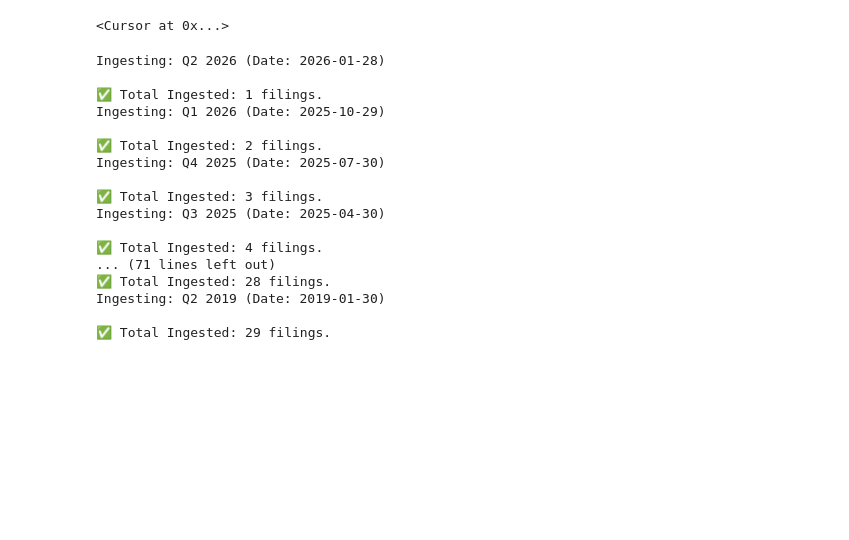
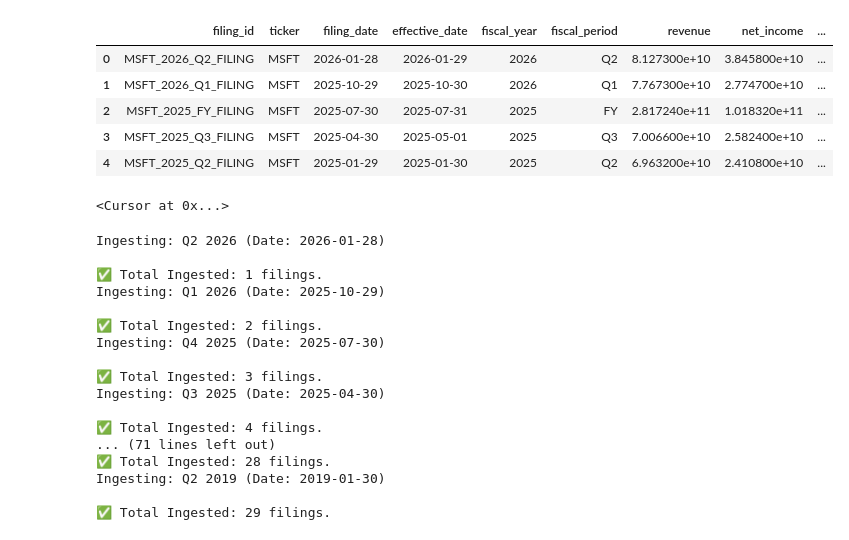
Before and after one commit to alaymajmudar97/Otpp_Analysis, a Jupyter notebook: company_data.ipynb, the cells around one changed output. Drawn from its saved outputs; the diff is of its cells as text; code cells hidden in the pictures; blank space fills up the shorter version.

```diff
--- a/company_data.ipynb
+++ b/company_data.ipynb
@@ -72,7 +72,4 @@ balance_sheet
 # %%
 company = Company("MSFT")
     # We go back to 2018 to get a full 8 years of historical context
-filings = company.get_filings(form=["10-K", "10-Q"]).filter(date="2019-01-01:")
+filings = company.get_filings(form="10-Q").latest()
-# %%
-for f in filings:
-    print(f.filing_date)
@@ -143,0 +80,6 @@ def get_core_financials(filing):
+# %%
+# r = filings.obj()
+print(r.filing_date)
+fin = r.financials.cash_flow_statement().to_dataframe()
+pd.set_option('display.max_rows', None, 'display.max_columns', None)
+fin[fin.standard_concept=='NetCashFromOperatingActivities']
@@ -178,3 +202,12 @@ def map_msft_fiscal_metadata(filing_date_str, form_type):
+# %%
+data.head()
+# %% [output]
+|  | filing_id | ticker | filing_date | effective_date | fiscal_year | fiscal_period | revenue | net_income | ... |
+| 0 | MSFT_2026_Q2_FILING | MSFT | 2026-01-28 | 2026-01-29 | 2026 | Q2 | 8.127300e+10 | 3.845800e+10 | ... |
+| 1 | MSFT_2026_Q1_FILING | MSFT | 2025-10-29 | 2025-10-30 | 2026 | Q1 | 7.767300e+10 | 2.774700e+10 | ... |
+| 2 | MSFT_2025_FY_FILING | MSFT | 2025-07-30 | 2025-07-31 | 2025 | FY | 2.817240e+11 | 1.018320e+11 | ... |
+| 3 | MSFT_2025_Q3_FILING | MSFT | 2025-04-30 | 2025-05-01 | 2025 | Q3 | 7.006600e+10 | 2.582400e+10 | ... |
+| 4 | MSFT_2025_Q2_FILING | MSFT | 2025-01-29 | 2025-01-30 | 2025 | Q2 | 6.963200e+10 | 2.410800e+10 | ... |
 # %%
 fin_query = [
     """
```
Also changed, not shown: parts of 7 cells of this notebook.
